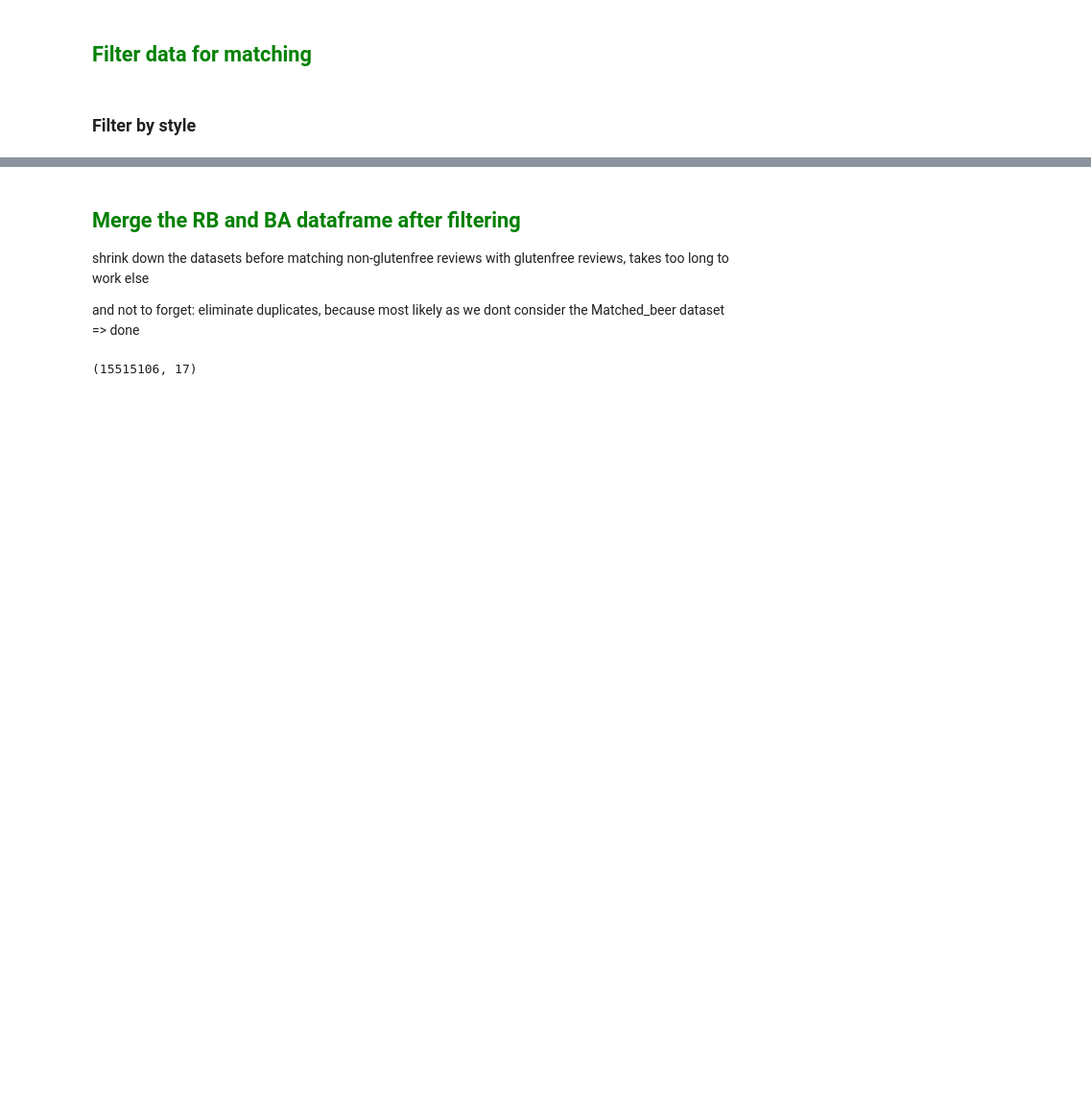
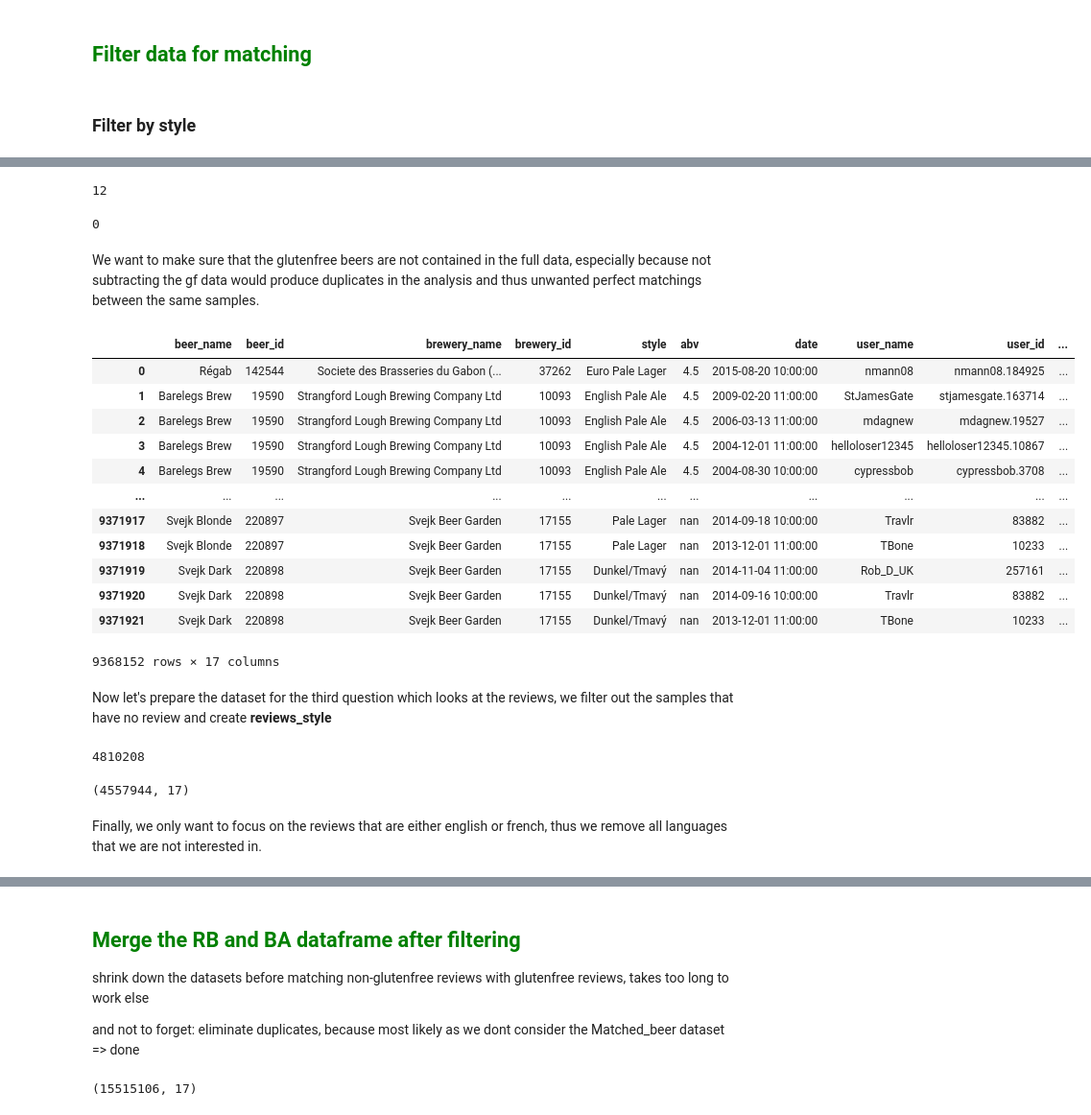
Before and after one commit to epfl-ada/ada-2023-project-adarescueteam, a Jupyter notebook: code/P3.ipynb, the cells around one changed output, grey strips where cells are left out. Shown: that part at 96% size. Cells and saved outputs as stored; diff of their text form; code cells hidden in the pictures; blank space fills up the shorter version.

Commit message:
filter out styles, merge dfs, create a review-only df, set up nlp env

```diff
--- a/code/P3.ipynb
+++ b/code/P3.ipynb
@@ -99,0 +117,23 @@ rb_ba_gf_ratings.duplicated().sum()
+# %%
+gf_beertypes = np.concatenate((BA_gf_beertypes,RB_gf_beertypes))
+gf_beertypes=pd.DataFrame(gf_beertypes,columns=['style'])
+gf_beertypes=gf_beertypes['style'].unique()
+# %%
+# represent only the styles in the full dataset that are also represented in the glutenfree dataset
+# Here we do the comparison by first extracting the beer_id with the beer style from the datasets, as there is issues comparing directly the array gf_beertypes
+
+# for BeerAdvocate
+BA_beers[BA_beers['style'].isin(gf_beertypes)]  # 169793 rows
+BA_beerID_style = BA_beers[BA_beers['style'].isin(gf_beertypes)][['beer_id', 'style']]
+BA_ratings_style = BA_ratings[BA_ratings['beer_id'].isin(BA_beerID_style['beer_id'])]
+
+# and the same for Ratebeer
+RB_beers[RB_beers['style'].isin(gf_beertypes)]
+RB_beerID_style = RB_beers[RB_beers['style'].isin(gf_beertypes)][['beer_id', 'style']]
+RB_ratings_style = RB_ratings[RB_ratings['beer_id'].isin(RB_beerID_style['beer_id'])]
+# %%
+# merge this two dataframes
+    # beforehands, we add a review column to avoid nan conflicts later
+RB_ratings_style['review'] = True
+ratings_style = pd.concat([BA_ratings_style, RB_ratings_style])
+ratings_style.shape
@@ -99,0 +147,45 @@ rb_ba_gf_ratings.duplicated().sum()
+# %%
+# check for duplicates
+ratings_style.duplicated().sum()
+# %% [output]
+12
+# %%
+# remove all duplicates and check again
+ratings_style = ratings_style[~ratings_style.duplicated(keep='first')]
+ratings_style.duplicated().sum()
+# %% [output]
+0
+# %% [markdown]
+We want to make sure that the glutenfree beers are not contained in the full data, especially because not subtracting the gf data would produce duplicates in the analysis and thus unwanted perfect matchings between the same samples.
+# %%
+# merge the two dfs and only keep the rows that are present in ratings_style but not in gf_ratings
+merged_ratings = pd.merge(ratings_style, gf_ratings, indicator=True, how='outer')
+ratings_style = merged_ratings[merged_ratings['_merge'] == 'left_only'].drop(columns=['_merge', 'location', 'year'])
+ratings_style
+# %% [output]
+|  | beer_name | beer_id | brewery_name | brewery_id | style | abv | date | user_name | user_id | ... |
+| 0 | Régab | 142544 | Societe des Brasseries du Gabon (... | 37262 | Euro Pale Lager | 4.5 | 2015-08-20 10:00:00 | nmann08 | nmann08.184925 | ... |
+| 1 | Barelegs Brew | 19590 | Strangford Lough Brewing Company Ltd | 10093 | English Pale Ale | 4.5 | 2009-02-20 11:00:00 | StJamesGate | stjamesgate.163714 | ... |
+| 2 | Barelegs Brew | 19590 | Strangford Lough Brewing Company Ltd | 10093 | English Pale Ale | 4.5 | 2006-03-13 11:00:00 | mdagnew | mdagnew.19527 | ... |
+| 3 | Barelegs Brew | 19590 | Strangford Lough Brewing Company Ltd | 10093 | English Pale Ale | 4.5 | 2004-12-01 11:00:00 | helloloser12345 | helloloser12345.10867 | ... |
+| 4 | Barelegs Brew | 19590 | Strangford Lough Brewing Company Ltd | 10093 | English Pale Ale | 4.5 | 2004-08-30 10:00:00 | cypressbob | cypressbob.3708 | ... |
+| ... | ... | ... | ... | ... | ... | ... | ... | ... | ... | ... |
+| 9371917 | Svejk Blonde | 220897 | Svejk Beer Garden | 17155 | Pale Lager | nan | 2014-09-18 10:00:00 | Travlr | 83882 | ... |
+| 9371918 | Svejk Blonde | 220897 | Svejk Beer Garden | 17155 | Pale Lager | nan | 2013-12-01 11:00:00 | TBone | 10233 | ... |
+| 9371919 | Svejk Dark | 220898 | Svejk Beer Garden | 17155 | Dunkel/Tmavý | nan | 2014-11-04 11:00:00 | Rob_D_UK | 257161 | ... |
+| 9371920 | Svejk Dark | 220898 | Svejk Beer Garden | 17155 | Dunkel/Tmavý | nan | 2014-09-16 10:00:00 | Travlr | 83882 | ... |
+| 9371921 | Svejk Dark | 220898 | Svejk Beer Garden | 17155 | Dunkel/Tmavý | nan | 2013-12-01 11:00:00 | TBone | 10233 | ... |
+9368152 rows × 17 columns
+# %% [markdown]
+Now let's prepare the dataset for the third question which looks at the reviews, we filter out the samples that have no review and create **reviews_style**
+# %%
+(ratings_style['review']!=True).sum()
+# %% [output]
+4810208
+# %%
+reviews_style = ratings_style[(ratings_style['review'] == True)]
+reviews_style.shape
+# %% [output]
+(4557944, 17)
+# %% [markdown]
+Finally, we only want to focus on the reviews that are either english or french, thus we remove all languages that we are not interested in.
```
Also changed, not shown: parts of 11 cells of this notebook.
